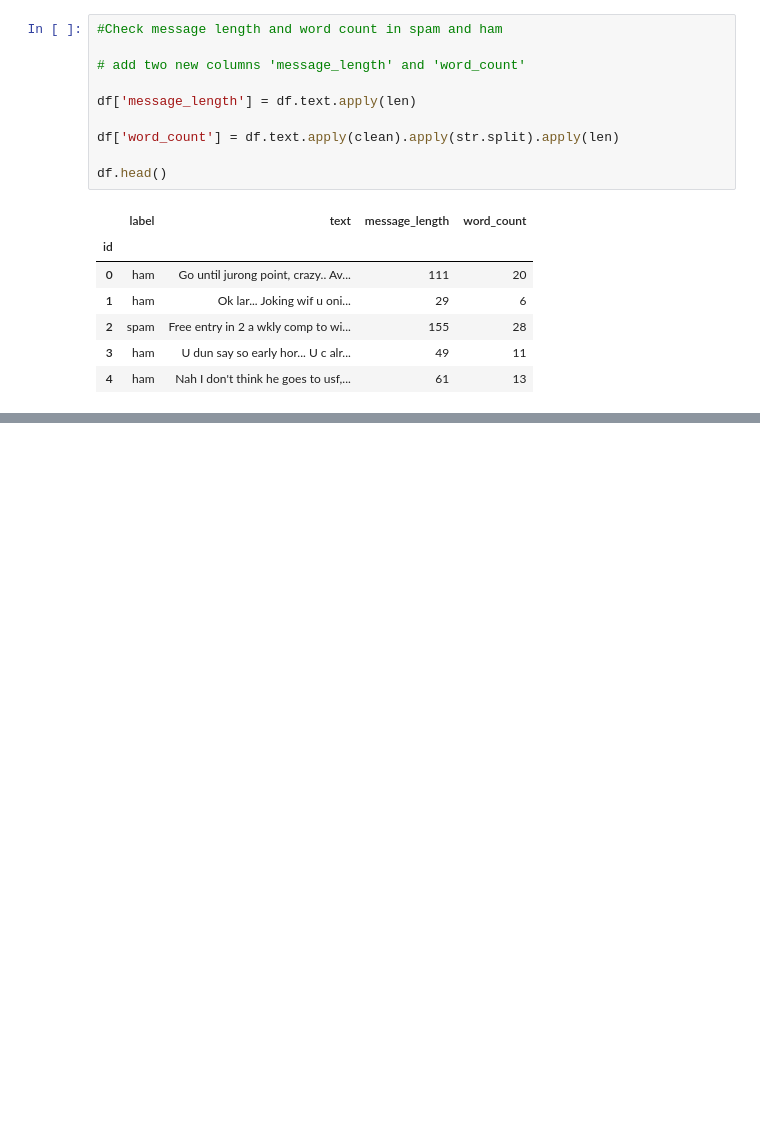
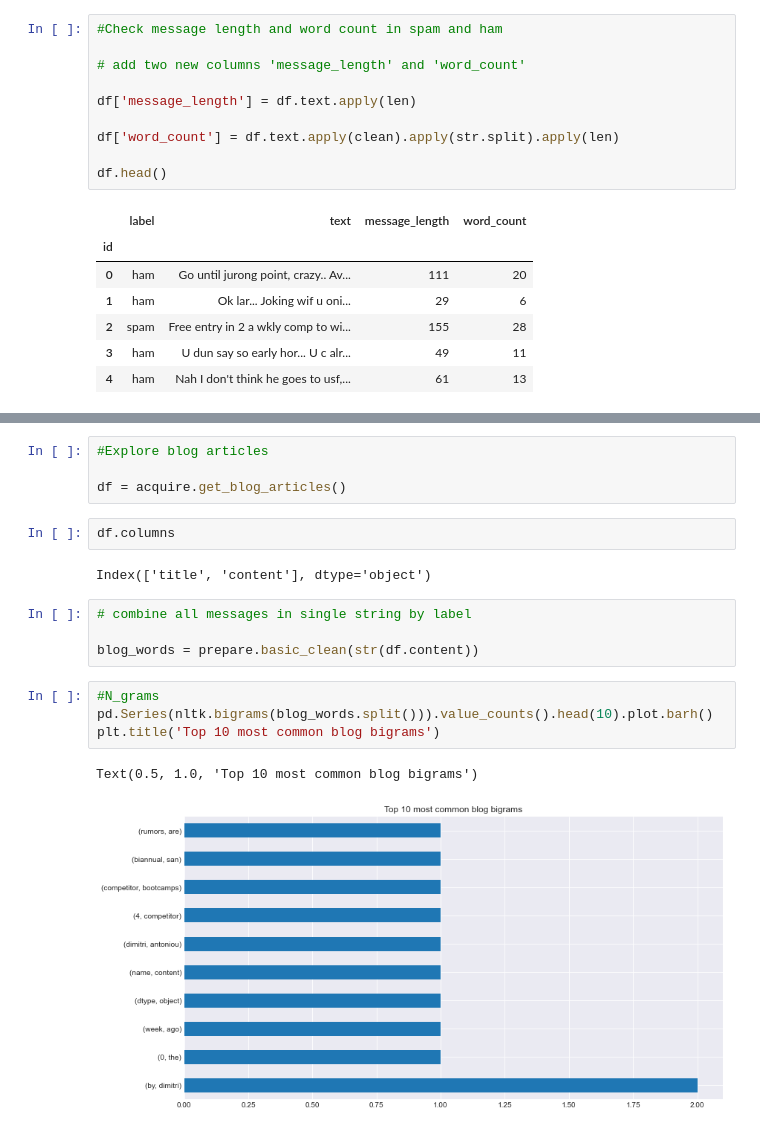
Before and after one commit to veronica-f-reyes/natural-language-processing-exercises, a Jupyter notebook: explore.ipynb, the cells around one changed output, grey strips where cells are left out. Cells and saved outputs as stored; diff of their text form; blank space fills up the shorter version.

```diff
--- a/explore.ipynb
+++ b/explore.ipynb
@@ -248,0 +253,19 @@ Prediction
+# %%
+#Explore blog articles
+
+df = acquire.get_blog_articles()
+# %%
+df.columns
+# %% [output]
+Index(['title', 'content'], dtype='object')
+# %%
+# combine all messages in single string by label
+
+blog_words = prepare.basic_clean(str(df.content))
+# %%
+#N_grams
+pd.Series(nltk.bigrams(blog_words.split())).value_counts().head(10).plot.barh()
+plt.title('Top 10 most common blog bigrams')
+# %% [output]
+Text(0.5, 1.0, 'Top 10 most common blog bigrams')
+[figure, added]
```
Also changed, not shown: parts of 35 cells of this notebook, 1 other file.
